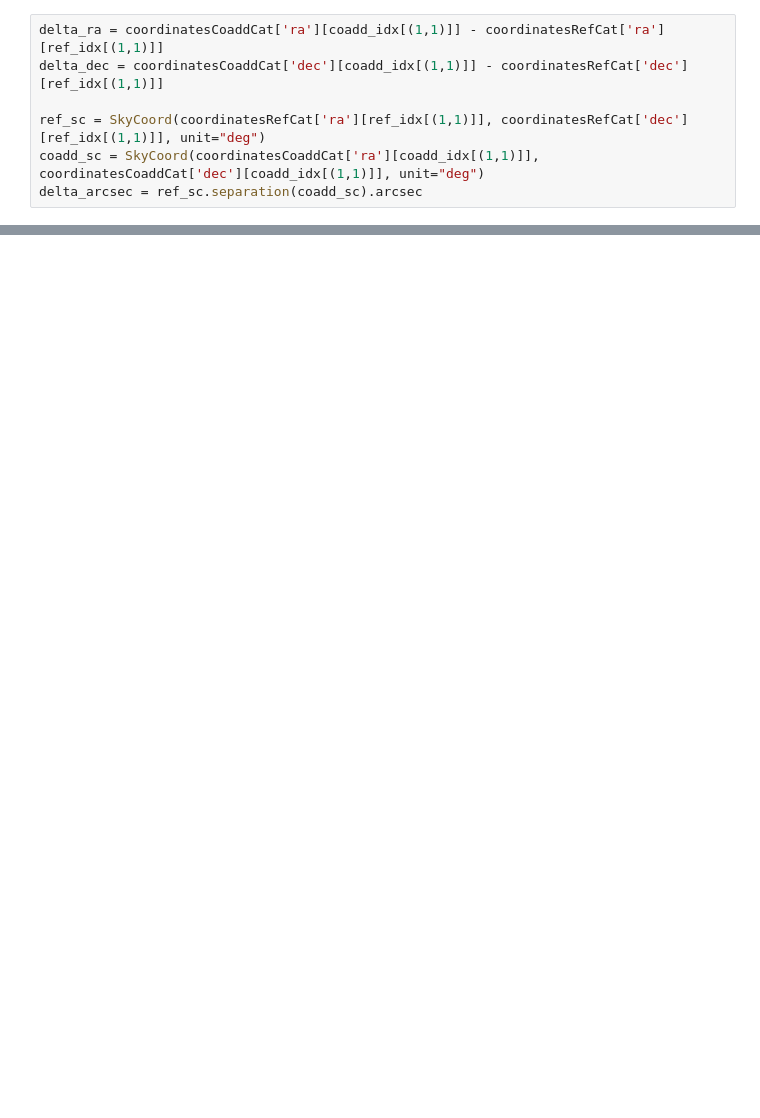
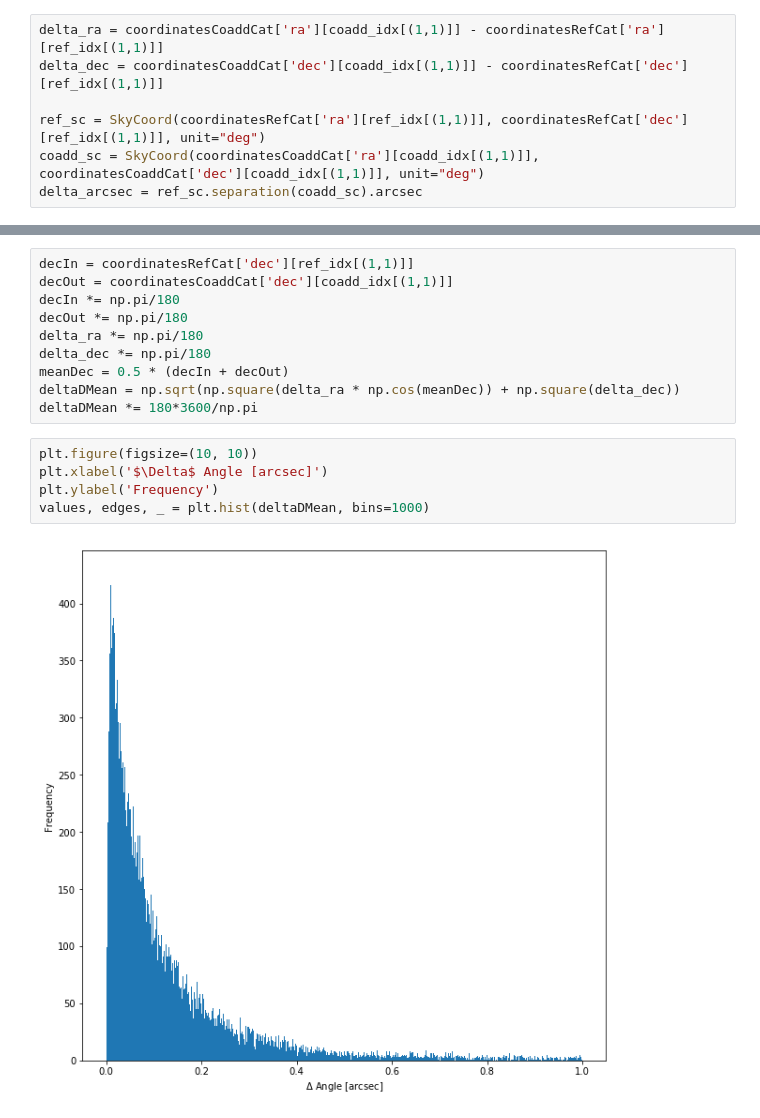
Before and after one commit to LSSTDESC/DC2-production, a Jupyter notebook: Notebooks/FoFCatalogMatching Histogram.ipynb, the cells around one changed output, grey strips where cells are left out. Drawn from its saved outputs; the diff is of its cells as text; blank space fills up the shorter version.

```diff
--- a/Notebooks/FoFCatalogMatching Histogram.ipynb
+++ b/Notebooks/FoFCatalogMatching Histogram.ipynb
@@ -110,0 +126,17 @@ plt.xlabel(r'$\Delta$ angle [arcsec]');
+# %%
+decIn = coordinatesRefCat['dec'][ref_idx[(1,1)]]
+decOut = coordinatesCoaddCat['dec'][coadd_idx[(1,1)]]
+decIn *= np.pi/180
+decOut *= np.pi/180
+delta_ra *= np.pi/180
+delta_dec *= np.pi/180
+meanDec = 0.5 * (decIn + decOut)
+deltaDMean = np.sqrt(np.square(delta_ra * np.cos(meanDec)) + np.square(delta_dec))
+deltaDMean *= 180*3600/np.pi
+# %%
+plt.figure(figsize=(10, 10))
+plt.xlabel('$\Delta$ Angle [arcsec]')
+plt.ylabel('Frequency')
+values, edges, _ = plt.hist(deltaDMean, bins=1000)
+# %% [output]
+[figure, added]
```
Also changed, not shown: parts of 32 cells of this notebook.
